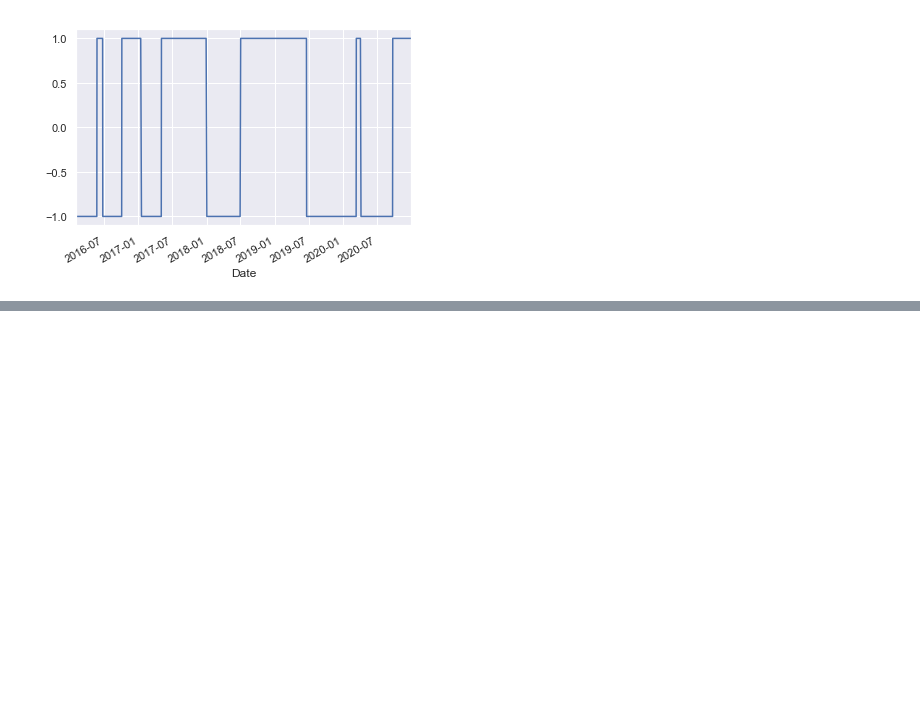
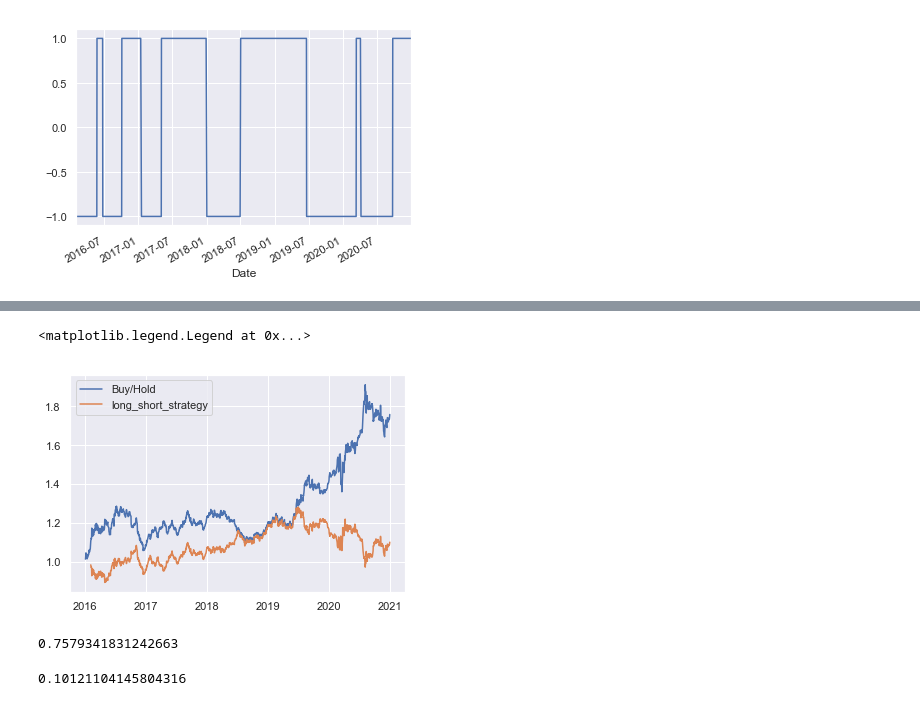
Before and after one commit to Karanpalshekhawat/short-trading-strategy-notebooks, a Jupyter notebook: Mean-reversion-trading-strategy.ipynb, the cells around one changed output, grey strips where cells are left out. Saved outputs shown, nothing was run; the diff lists cells and outputs as text; code cells hidden in the pictures; blank space fills up the shorter version.

Commit message:
Added plot and final returns for the strategy

```diff
--- a/Mean-reversion-trading-strategy.ipynb
+++ b/Mean-reversion-trading-strategy.ipynb
@@ -67,3 +67,5 @@ df_gld['position'].dropna().plot()
 # %% [output]
 <matplotlib.axes._subplots.AxesSubplot at 0x...>
 [figure]
+# %%
+df_gld['strategy_return'] = df_gld['log_returns']*df_gld['position'].shift()
@@ -69,0 +82,25 @@ df_gld['position'].dropna().plot()
+# %%
+# if I bought security at the start and hold it for the whole data perios
+
+cumulative_return_normal = np.exp(df_gld['log_returns'].dropna()).cumprod()
+# %%
+# if it try to implement the strategy
+
+cumulative_return_strategy = np.exp(df_gld['strategy_return'].dropna()).cumprod()
+# %%
+plt.plot(cumulative_return_normal, label= 'Buy/Hold')
+plt.plot(cumulative_return_strategy, label= 'long_short_strategy')
+plt.legend()
+# %% [output]
+<matplotlib.legend.Legend at 0x...>
+[figure, added]
+# %%
+# Total Return
+cumulative_return_normal[-1] - 1
+# %% [output]
+0.7579341831242663
+# %%
+# Total Return
+cumulative_return_strategy[-1] - 1
+# %% [output]
+0.10121104145804316
```
Also changed, not shown: parts of 2 cells of this notebook.
